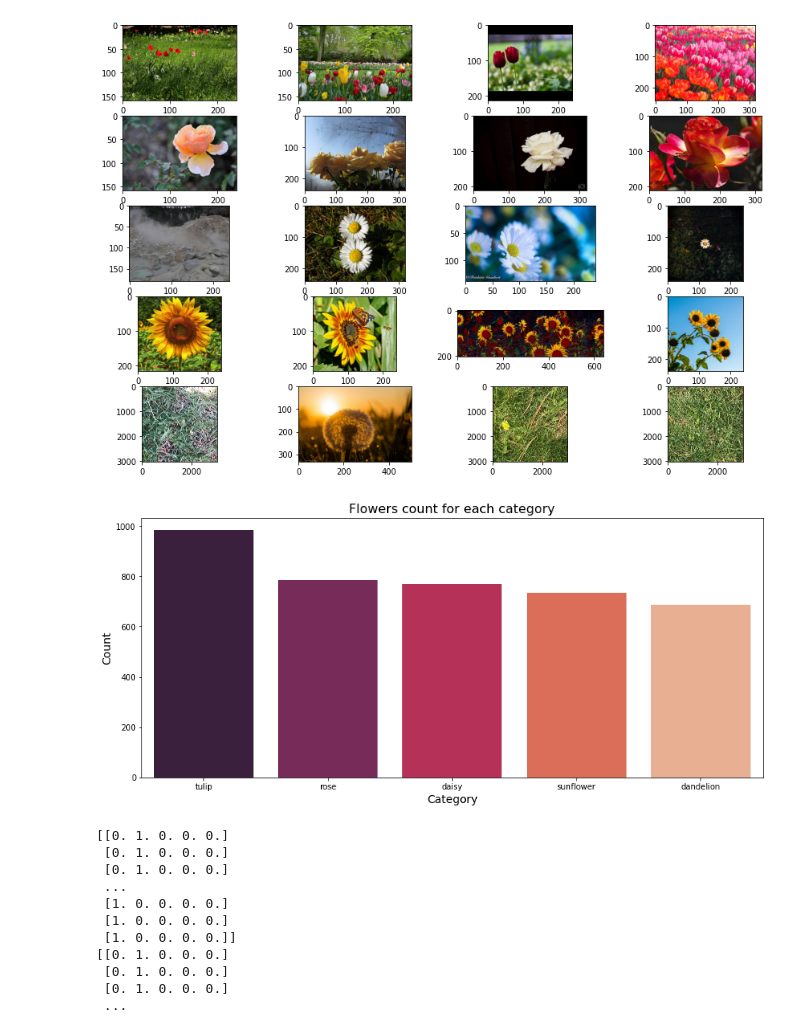
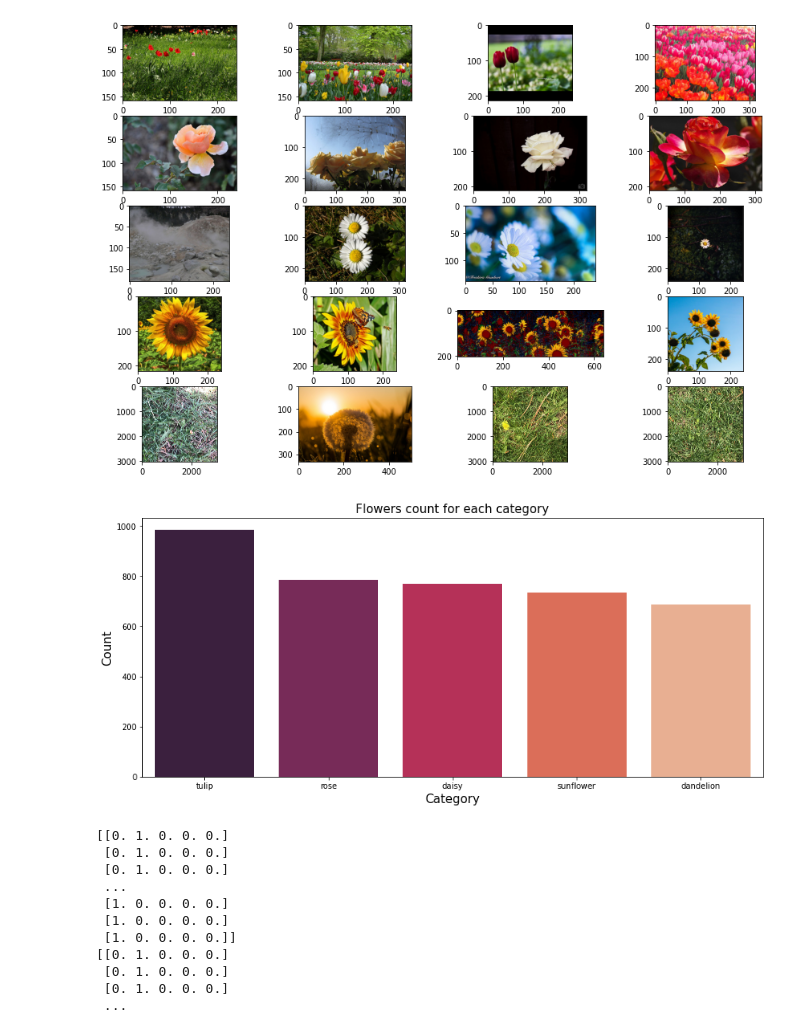
Before and after one commit to omonimus1/plant_classification, a Jupyter notebook: flower-classifier-notebooks/FlowerClassificationVIaCNN.ipynb, the cells around one changed output. Saved outputs shown, nothing was run; the diff lists cells and outputs as text; code cells hidden in the pictures.

Commit message:
Improve font-size and comments into data distribution graph

```diff
--- a/flower-classifier-notebooks/FlowerClassificationVIaCNN.ipynb
+++ b/flower-classifier-notebooks/FlowerClassificationVIaCNN.ipynb
@@ -131,15 +131,15 @@ dandelion    688
 Name: category, dtype: int64
 [figure]
 # %%
-# Let's do some visualization and see how many samples we have for each category
+# Data visualization of images distribution for each class
 f, axe = plt.subplots(1,1,figsize=(14,6))
-sns.barplot(x = flowerNum.index, y = flowerNum.values, ax = axe, palette="rocket")
-axe.set_title("Flowers count for each category", fontsize=16)
-axe.set_xlabel('Category', fontsize=14)
-axe.set_ylabel('Count', fontsize=14)
+sns.barplot(x = total_number_of_flowers.index, y = total_number_of_flowers.values, ax = axe, palette="rocket")
+axe.set_title("Flowers count for each category", fontsize=15)
+axe.set_xlabel('Category', fontsize=15)
+axe.set_ylabel('Count', fontsize=15)
 plt.show()
 # %% [output]
-[figure, old version]
+[figure, new version]
 # %%
 # Make directory 'test', with 2 sub directories, 'trainDir', & 'validDir'
 trainDir = './test/trainDir'
```
